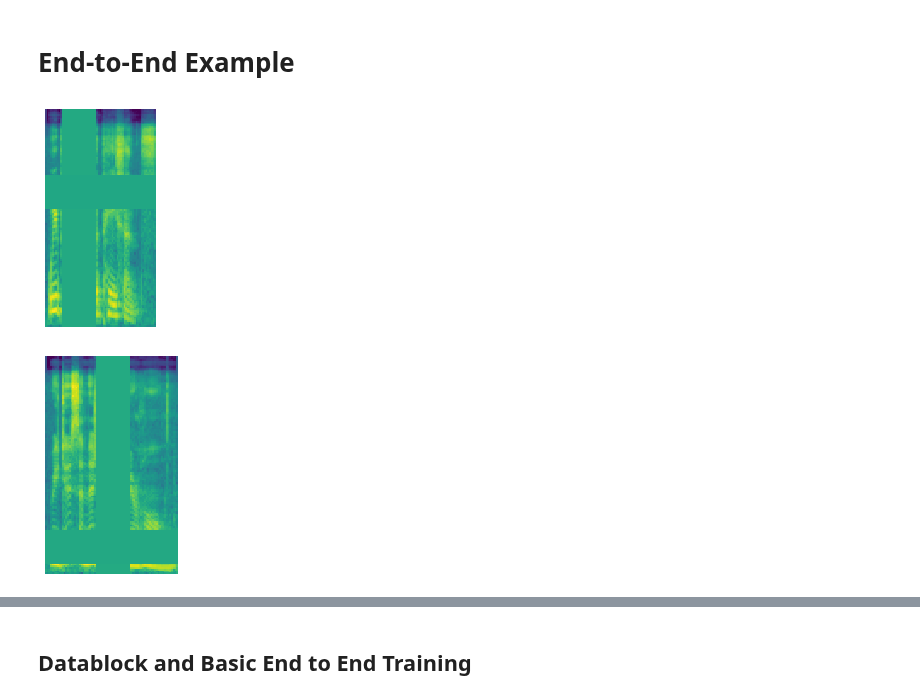
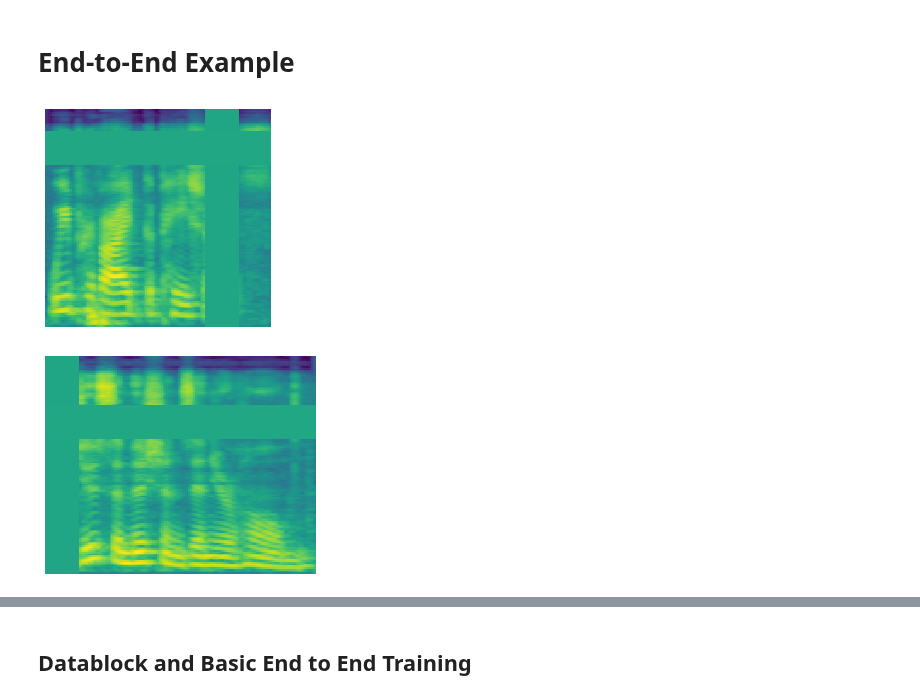
Before and after one commit to fastaudio/fastai2_audio, a Jupyter notebook: dev/72_audio_tutorial.ipynb, the cells around one changed output, grey strips where cells are left out. Saved outputs shown, nothing was run; the diff lists cells and outputs as text; code cells hidden in the pictures.

```diff
--- a/dev/72_audio_tutorial.ipynb
+++ b/dev/72_audio_tutorial.ipynb
@@ -41,11 +41,11 @@ original_spec.n_fft
 # %%
 items = get_audio_files(p)
 oa = OpenAudio(items)
-preprocesses = [oa, RemoveSilence("trim"), Resample(22050),]
-augments = [AudioToSpec(n_fft=1048), MaskTime(), MaskFreq()]
+preprocesses = L(oa, RemoveSilence("trim"), Resample(22050), AudioToSpec(n_fft=2048, hop_length=256))
+augments = L(MaskTime(), MaskFreq())
 functions = preprocesses + augments
 pipe = Pipeline(functions, as_item=True)
 for i in range(2): pipe.show(pipe(i))
 # %% [output]
-[figure, old version]
+[figure, new version]
-[figure, old version]
+[figure, new version]
```
Also changed, not shown: parts of 24 cells of this notebook.
